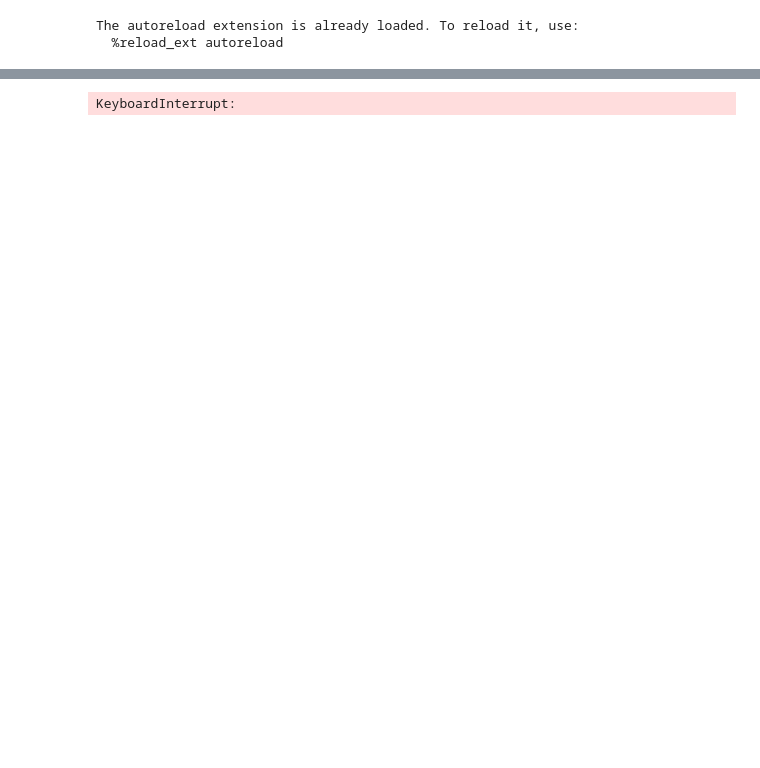
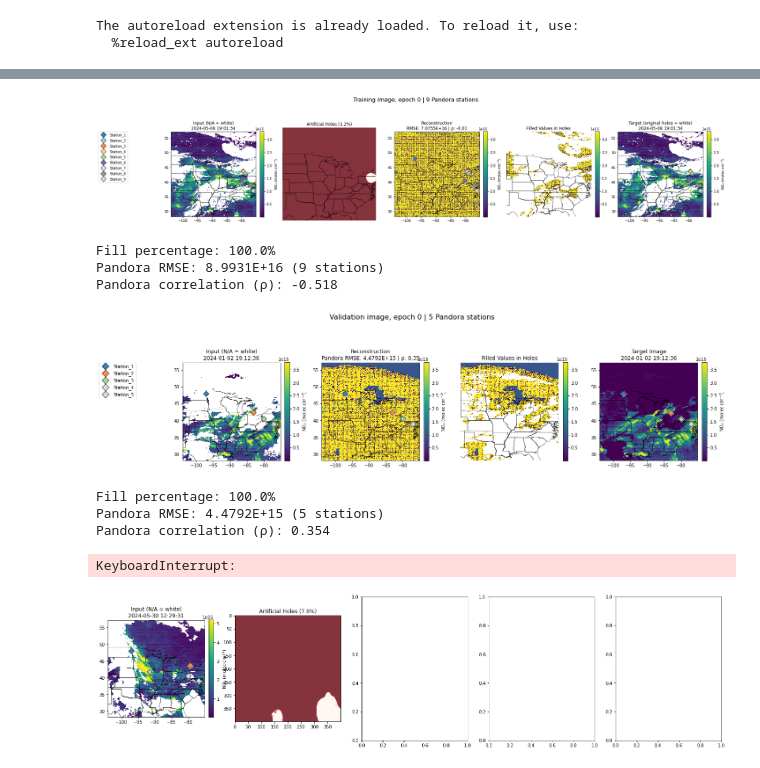
Before and after one commit to sscott108/tempo_inpaint, a Jupyter notebook: dev_notebooks/2d_pconvunet_fake.ipynb, the cells around one changed output, grey strips where cells are left out. Saved outputs shown, nothing was run; the diff lists cells and outputs as text; code cells hidden in the pictures; blank space fills up the shorter version.

```diff
--- a/dev_notebooks/2d_pconvunet_fake.ipynb
+++ b/dev_notebooks/2d_pconvunet_fake.ipynb
@@ -896,0 +555,5 @@ KeyboardInterrupt:
+# %%
+train_ds = TempoInpaintDataset(tif_dir=tif_dir,normalizer=normalizer, train=True, file_list=train_files, pandora_csv=pandora_df)
+val_ds = TempoInpaintDataset(tif_dir=tif_dir, normalizer=normalizer,train=False,file_list=val_files,pandora_csv=pandora_df)
+train_loader = DataLoader(train_ds, batch_size=4, shuffle=True)
+val_loader = DataLoader(val_ds, batch_size=4, shuffle=False)
@@ -916,20 +1425,36 @@ def train_model(model, normalizer,train_loader, val_loader, shp_path, epochs=50,
             mask_aug = batch["fake_mask"].cuda()            # 1=kept, 0=artificial hole
             known_mask = batch['known_mask'].cuda()
             target = batch["target"].cuda()
+            p_mask = batch.get("p_mask", None)
+            p_val_map = batch.get("p_val_mask", None)
+
+            # If Pandora data exists, move to device
+            if p_mask is not None:
+                p_mask = p_mask.cuda()
+                p_val_map = p_val_map.cuda() if p_val_map is not None else None
 
             pred_t, _ = model(img, mask_aug)
             loss = warmup_loss(pred_t, target, mask_aug)
-
             opt.zero_grad(); loss.backward(); opt.step()
             train_loss += loss.item()
 
             # Calculate metrics for fake mask regions
-            batch_metrics = calculate_metrics(pred_t, target, mask_aug, known_mask)
+            batch_metrics = calculate_metrics(
+                pred_t, target, mask_aug, known_mask,
+                p_mask=p_mask, p_values=p_val_map, normalizer=normalizer)
+
             for key in batch_metrics:
+                if key not in train_metrics:
+                    train_metrics[key] = 0.0
                 train_metrics[key] += batch_metrics[key]
+
             batch_count += 1
-        visualize_batch(epoch, model,normalizer, train_loader, device="cuda",train=True, shp_path=shp_path,save=False)
+            for key in train_metrics:
+                train_metrics[key] /= batch_count
 
+            visualize_batch(epoch, model,normalizer, train_loader, device="cuda",train=True, shp_path=shp_path,save=False)
+
+            visualize_batch(epoch, model, normalizer, val_loader, device="cuda", train=False, shp_path=shp_path,save = False)
         # Average metrics over batches
         train_loss /= len(train_loader)
         for key in train_metrics:
@@ -945,12 +1470,22 @@ def train_model(model, normalizer,train_loader, val_loader, shp_path, epochs=50,
                 img = batch["masked_img"].cuda()
                 mask = batch["known_mask"].cuda()
                 target = batch["target"].cuda()
+                p_mask = batch.get("p_mask", None)
+                p_val_map = batch.get("p_val_mask", None)
+
+                if p_mask is not None:
+                    p_mask = p_mask.cuda()
+                    p_val_map = p_val_map.cuda() if p_val_map is not None else None
+
                 pred, _ = model(img, mask)
-
                 loss = warmup_loss(pred, target, mask)
                 val_loss += loss.item()
 
                 # Calculate metrics for fake mask regions
+                batch_metrics = calculate_metrics(
+                pred_t, target, mask_aug, known_mask,
+                p_mask=p_mask, p_values=p_val_map, normalizer=normalizer)
+
                 batch_metrics = calculate_metrics(pred, target, mask)
                 for key in batch_metrics:
                     val_metrics[key] += batch_metrics[key]
@@ -961,7 +1496,13 @@ def train_model(model, normalizer,train_loader, val_loader, shp_path, epochs=50,
         visualize_batch(epoch, model, normalizer, val_loader, device="cuda", train=False, shp_path=shp_path,save = False)
         print(f"Epoch {epoch+1}: Train {train_loss:.4f} | Val {val_loss:.4f}")
         print(f"Train metrics - RMSE: {train_metrics['rmse']:.4f}, MAE: {train_metrics['mae']:.4f}, R²: {train_metrics['r2']:.4f}")
+        print(f"Train metrics - RMSE: {train_metrics['rmse']:.4f}, MAE: {train_metrics['mae']:.4f}, R²: {train_metrics['r2']:.4f}")
 
+        if train_metrics['n_pandora_stations'] > 0:
+            print(f"Train Pandora metrics - RMSE: {train_metrics['pandora_rmse']:.4E}, "
+                  f"MAE: {train_metrics['pandora_mae']:.4E}, "
+                  f"ρ: {train_metrics['pandora_rho']:.2f}, "
+                  f"R²: {train_metrics['pandora_r2']:.2f}")
 
         # ---- Early stopping ----
         if val_loss < best_loss:
@@ -976,31 +1517,40 @@ def train_model(model, normalizer,train_loader, val_loader, shp_path, epochs=50,
                 break
 
         history.append({
             "epoch": epoch,
             "train_loss": train_loss,
             "val_loss": val_loss,
             "train_rmse": train_metrics['rmse'],
             "train_mae": train_metrics['mae'],
             "train_r2": train_metrics['r2'],
             "pred_min_range": pred.min().item() if 'pred' in locals() else None,
             "pred_max_range": pred.max().item() if 'pred' in locals() else None
         })
 
         with open('csv_history.csv', "w", newline="") as f:
             writer = csv.DictWriter(f, fieldnames=[
                 "epoch", "train_loss", "val_loss",
                 "train_rmse", "train_mae", "train_r2",
                 "pred_min_range", "pred_max_range"
             ])
             writer.writeheader()
             writer.writerows(history)
 
     # Restore best weights
     if best_state is not None:
         model.load_state_dict(best_state)
     return model
 
 model = PConvUNet2D(in_ch=1, out_ch=1, base_ch=32).cuda()
 model = train_model(model, normalizer,train_loader, val_loader, shp_path, epochs=150, patience=20)
 # %% [output]
+[figure, added]
-KeyboardInterrupt:
+Fill percentage: 100.0%
+Pandora RMSE: 8.9931E+16 (9 stations)
+Pandora correlation (ρ): -0.518
+[figure, added]
+Fill percentage: 100.0%
+Pandora RMSE: 4.4792E+15 (5 stations)
+Pandora correlation (ρ): 0.354
+KeyboardInterrupt:
+[figure, added]
```
Also changed, not shown: parts of 10 cells of this notebook, 4 other files.
